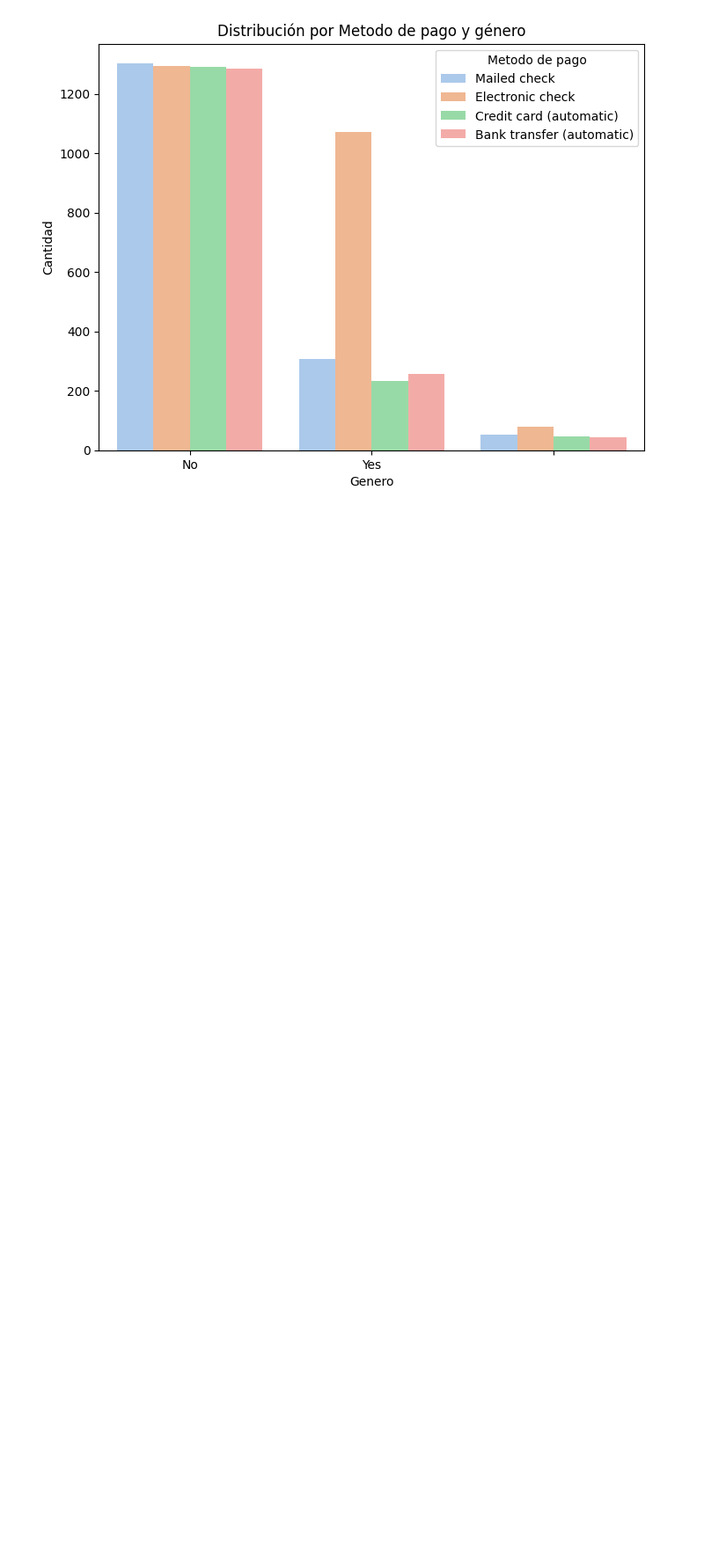
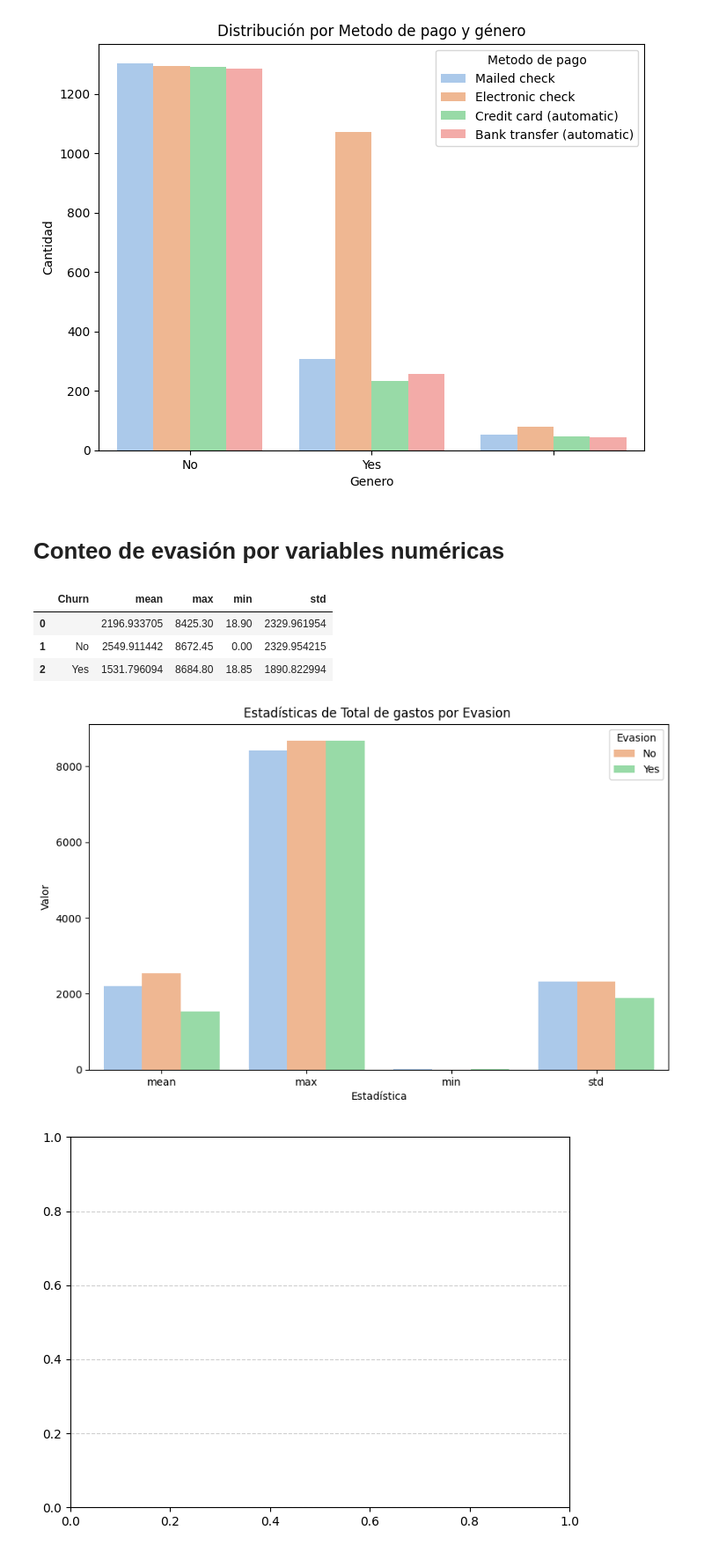
Before and after one commit to 25071983/DESAFIO-PYTHON, a Jupyter notebook: Challenge_ONE_Data_Science_Telecom_X.ipynb, the cells around one changed output. Shown: that part at 88% size. Saved outputs shown, nothing was run; the diff lists cells and outputs as text; code cells hidden in the pictures; blank space fills up the shorter version.

Commit message:
Conteo de evasión por variables numéricas

```diff
--- a/Challenge_ONE_Data_Science_Telecom_X.ipynb
+++ b/Challenge_ONE_Data_Science_Telecom_X.ipynb
@@ -605,3 +605,31 @@ plt.legend(title='Metodo de pago')
 plt.show()
 # %% [output]
 [figure]
+# %% [markdown]
+# Conteo de evasión por variables numéricas
+# %%
+agrupado = df.groupby('Churn')['Charges.Total'].agg(['mean', 'max', 'min', 'std']).reset_index()
+# %%
+agrupado
+# %% [output]
+|  | Churn | mean | max | min | std |
+| 0 |  | 2196.933705 | 8425.30 | 18.90 | 2329.961954 |
+| 1 | No | 2549.911442 | 8672.45 | 0.00 | 2329.954215 |
+| 2 | Yes | 1531.796094 | 8684.80 | 18.85 | 1890.822994 |
+# %%
+df_melt = agrupado.melt(id_vars='Churn', var_name='Estadística', value_name='Valor')
+# %%
+plt.figure(figsize=(10, 6))
+sns.barplot(data=df_melt, x='Estadística', y='Valor', hue='Churn', palette='pastel')
+
+plt.title('Estadísticas de Total de gastos por Evasion ')
+plt.ylabel('Valor')
+plt.xlabel('Estadística')
+plt.legend(title='Evasion')
+plt.show()
+plt.grid(axis='y', linestyle='--', alpha=0.6)
+plt.tight_layout()
+plt.show()
+# %% [output]
+[figure, added]
+[figure, added]
```
Also changed, not shown: parts of 7 cells of this notebook.
